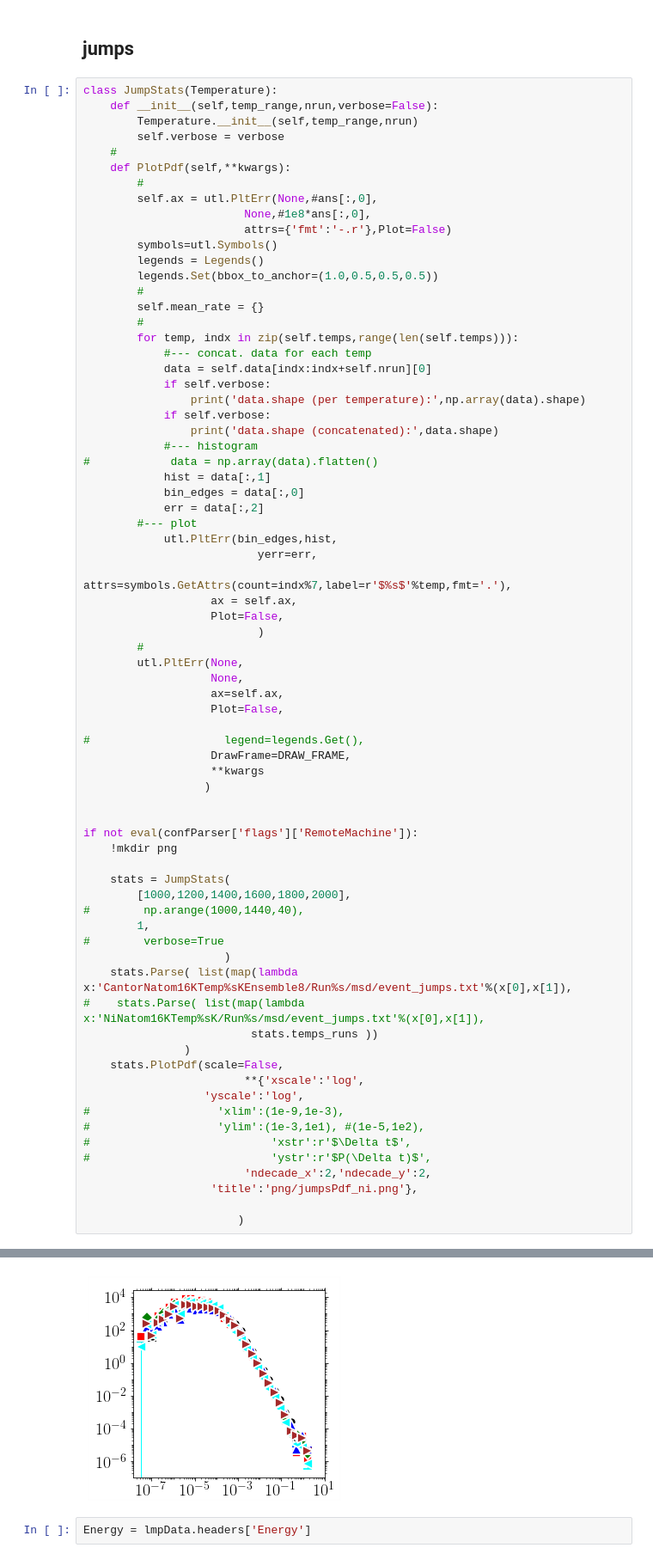
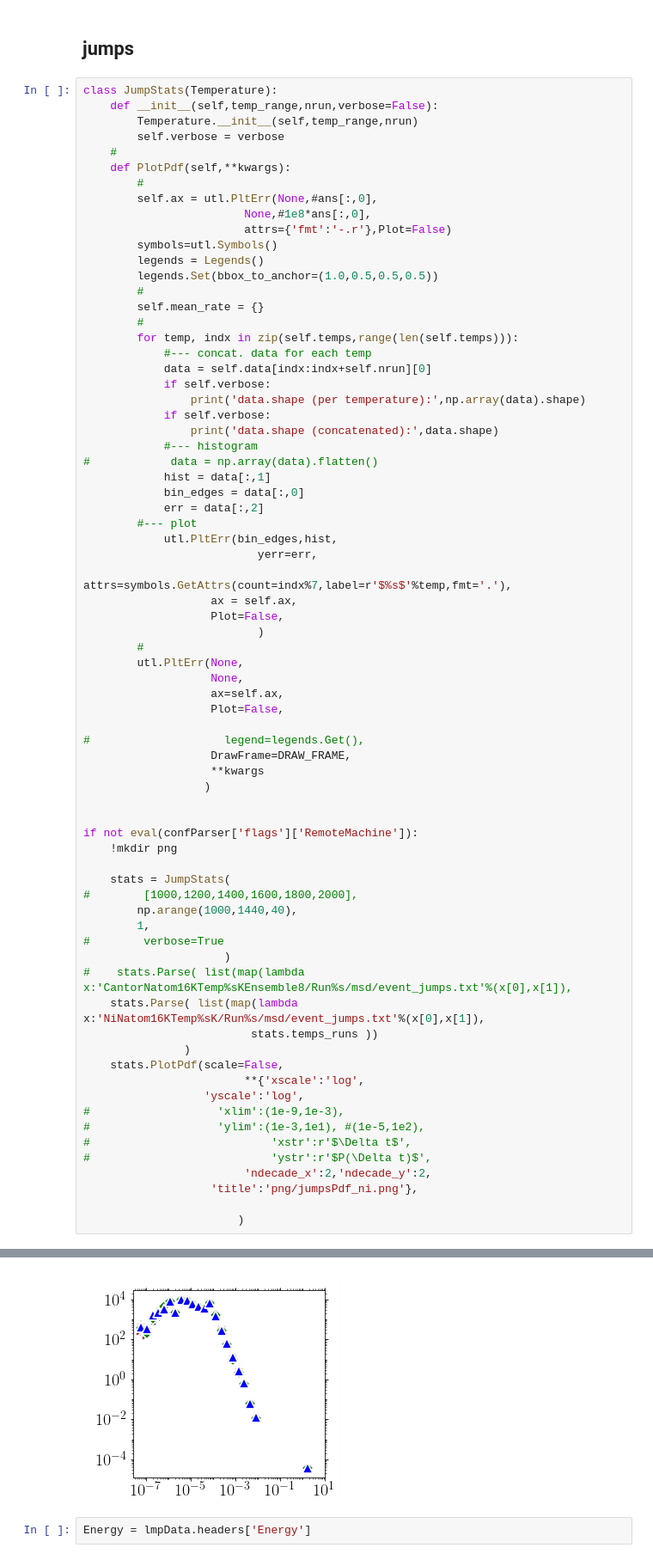
Before and after one commit to kkarimi62/vacancyDiffusion, a Jupyter notebook: postproc/postproc.ipynb, the cells around one changed output, grey strips where cells are left out. Shown: that part at 86% size. Saved outputs shown, nothing was run; the diff lists cells and outputs as text.

```diff
--- a/postproc/postproc.ipynb
+++ b/postproc/postproc.ipynb
@@ -1055,37 +1057,37 @@ class JumpStats(Temperature):
                    Plot=False,
 
 #                    legend=legends.Get(),
                    DrawFrame=DRAW_FRAME,
                    **kwargs
                   )
 
 
 if not eval(confParser['flags']['RemoteMachine']):
     !mkdir png
 
     stats = JumpStats(
-        [1000,1200,1400,1600,1800,2000],
-#        np.arange(1000,1440,40),
+#        [1000,1200,1400,1600,1800,2000],
+        np.arange(1000,1440,40),
         1,
 #        verbose=True
                      )
-    stats.Parse( list(map(lambda x:'CantorNatom16KTemp%sKEnsemble8/Run%s/msd/event_jumps.txt'%(x[0],x[1]),
-#    stats.Parse( list(map(lambda x:'NiNatom16KTemp%sK/Run%s/msd/event_jumps.txt'%(x[0],x[1]),
+#    stats.Parse( list(map(lambda x:'CantorNatom16KTemp%sKEnsemble8/Run%s/msd/event_jumps.txt'%(x[0],x[1]),
+    stats.Parse( list(map(lambda x:'NiNatom16KTemp%sK/Run%s/msd/event_jumps.txt'%(x[0],x[1]),
                          stats.temps_runs ))
                )
     stats.PlotPdf(scale=False,
                         **{'xscale':'log',
                   'yscale':'log',
 #                   'xlim':(1e-9,1e-3),
 #                   'ylim':(1e-3,1e1), #(1e-5,1e2),
 #                           'xstr':r'$\Delta t$',
 #                           'ystr':r'$P(\Delta t)$',
                         'ndecade_x':2,'ndecade_y':2,
                    'title':'png/jumpsPdf_ni.png'},
 
                        )
 # %% [output]
 mkdir: png: File exists
-[figure, old version]
+[figure, new version]
 # %%
 Energy = lmpData.headers['Energy']
```
Also changed, not shown: parts of 11 cells of this notebook.
